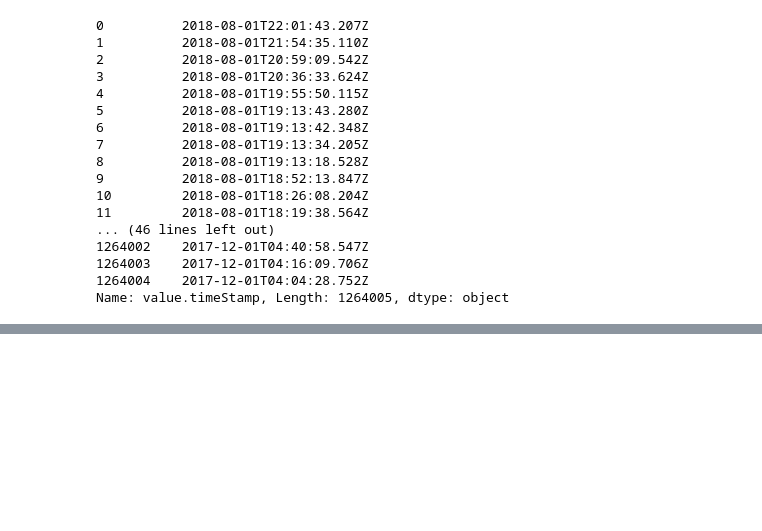
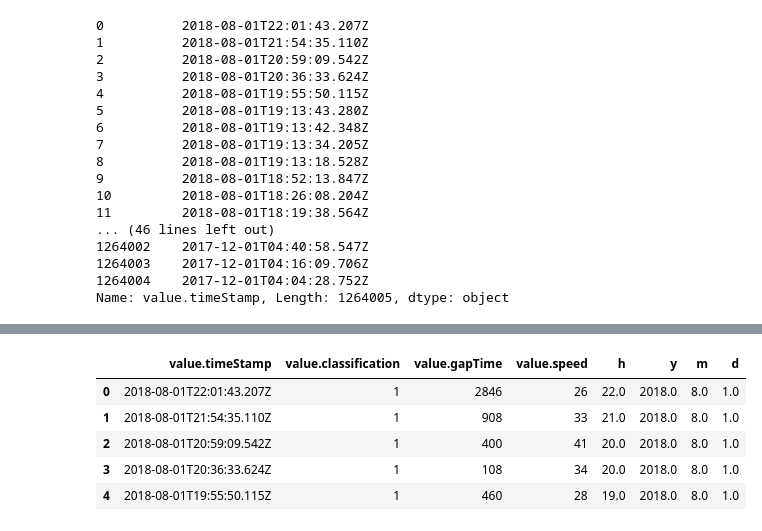
Before and after one commit to Donk10/hackathon_enbw, a Jupyter notebook: data_preprocessing.ipynb, the cells around one changed output, grey strips where cells are left out. Saved outputs shown, nothing was run; the diff lists cells and outputs as text; code cells hidden in the pictures; blank space fills up the shorter version.

```diff
--- a/data_preprocessing.ipynb
+++ b/data_preprocessing.ipynb
@@ -155,12 +151,12 @@ def weekDay(year, month, day):
 def data2day(times):
     month = np.zeros((len(times),)); weekday = np.zeros((len(times),)); time_point = np.zeros((len(times),)); year = np.zeros((len(times),))
     for idx,time in enumerate(tqdm(times)):
-        date = time[:10]
+        date = (time[:10])
         month[idx] = int(date[5:7])
-        year[idx] = int(date[0:4])
+        year[idx] = int(date[8:])
         weekday[idx] = weekDay(int(date[0:4]), int(date[5:7]), int(date[8:10]))
-        time_point[idx] = time[11:13]
+        time_point[idx] = int(time[11:13])
 
     return weekday, time_point, month, year
 # %%
-weekday, time_point, month, year = data2day(csvFile_In_DataFrame['value.timeStamp'])
+weekday, time_point, month, day = data2day(csvFile_In_DataFrame['value.timeStamp'])
@@ -166,0 +180,5 @@ weekday, time_point, month, year = data2day(csvFile_In_DataFrame['value.timeStam
+# %%
+csvFile_In_DataFrame['h'] = time_point
+csvFile_In_DataFrame['y'] = year
+csvFile_In_DataFrame['m'] = month
+csvFile_In_DataFrame['d'] = day
@@ -166,0 +205,10 @@ weekday, time_point, month, year = data2day(csvFile_In_DataFrame['value.timeStam
+# %%
+data = d1[['value.timeStamp','value.classification', 'value.gapTime', 'value.speed','h', 'y', 'm', 'd']]
+data.head()
+# %% [output]
+|  | value.timeStamp | value.classification | value.gapTime | value.speed | h | y | m | d |
+| 0 | 2018-08-01T22:01:43.207Z | 1 | 2846 | 26 | 22.0 | 2018.0 | 8.0 | 1.0 |
+| 1 | 2018-08-01T21:54:35.110Z | 1 | 908 | 33 | 21.0 | 2018.0 | 8.0 | 1.0 |
+| 2 | 2018-08-01T20:59:09.542Z | 1 | 400 | 41 | 20.0 | 2018.0 | 8.0 | 1.0 |
+| 3 | 2018-08-01T20:36:33.624Z | 1 | 108 | 34 | 20.0 | 2018.0 | 8.0 | 1.0 |
+| 4 | 2018-08-01T19:55:50.115Z | 1 | 460 | 28 | 19.0 | 2018.0 | 8.0 | 1.0 |
```
Also changed, not shown: parts of 27 cells of this notebook.
